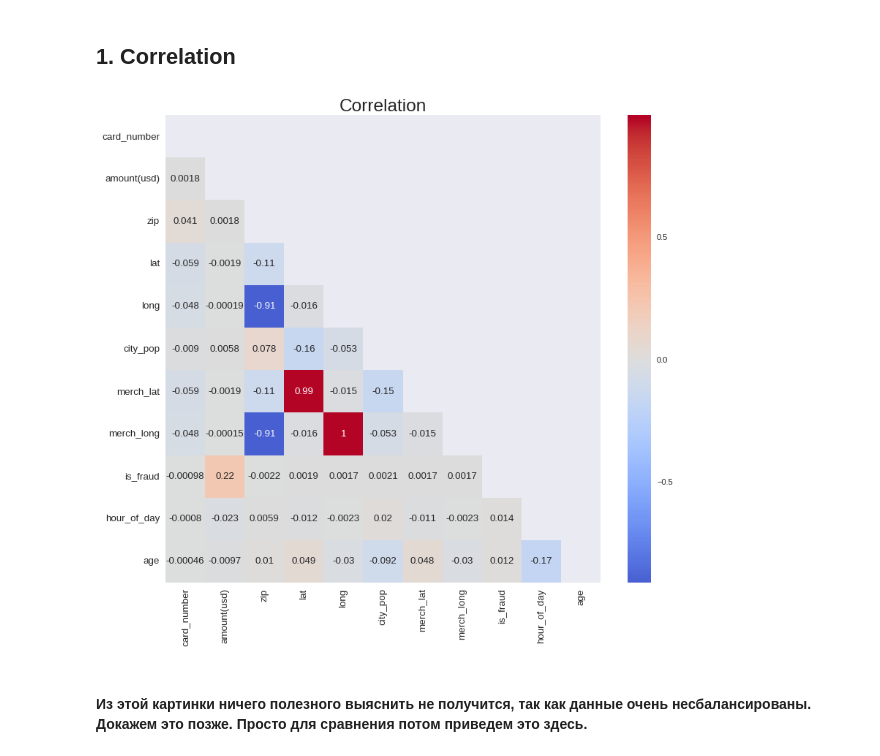
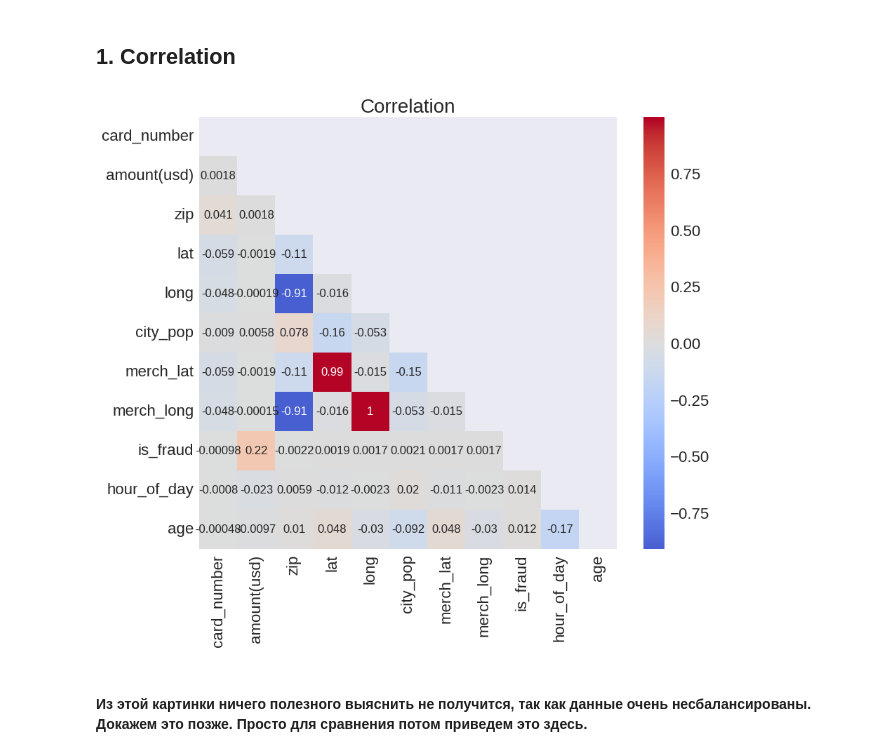
Before and after one commit to ToniPaltus/fraud_detection, a Jupyter notebook: main.ipynb, the cells around one changed output. Drawn from its saved outputs; the diff is of its cells as text; code cells hidden in the pictures.

```diff
--- a/main.ipynb
+++ b/main.ipynb
@@ -14,6 +14,16 @@ import seaborn as sns
 # Styles
 sns.set_theme(style='white', palette=None)
 plt.style.use('seaborn')
+plt.rcParams['font.family'] = 'sans-serif'
+plt.rcParams['font.serif'] = 'Ubuntu'
+
+plt.rcParams['axes.titlesize'] = 25
+plt.rcParams['figure.titlesize'] = 25
+plt.rcParams['axes.labelsize'] = 20
+plt.rcParams['xtick.labelsize'] = 20
+plt.rcParams['ytick.labelsize'] = 20
+plt.rcParams['legend.fontsize'] = 15
+plt.rcParams['font.size'] = 15
 # %% [markdown]
 # Data preprocessing
 # %%
@@ -107,13 +137,11 @@ memory usage: 247.3+ MB
 # %%
 plt.figure(figsize=(12, 10), dpi=80)
 sns.heatmap(df_train.corr(), mask=np.triu(np.ones_like(df_train.corr())), xticklabels=df_train.corr().columns, yticklabels=df_train.corr().columns, cmap='coolwarm', center=0, annot=True)
 
-plt.title('Correlation', fontsize=22)
-plt.xticks(fontsize=12)
-plt.yticks(fontsize=12)
+plt.title('Correlation')
 plt.show()
 # %% [output]
-[figure, old version]
+[figure, new version]
 # %% [markdown]
 #### Из этой картинки ничего полезного выяснить не получится, так как данные очень несбалансированы. Докажем это позже. Просто для сравнения потом приведем это здесь.
 # %% [markdown]
```
Also changed, not shown: parts of 6 cells of this notebook.
